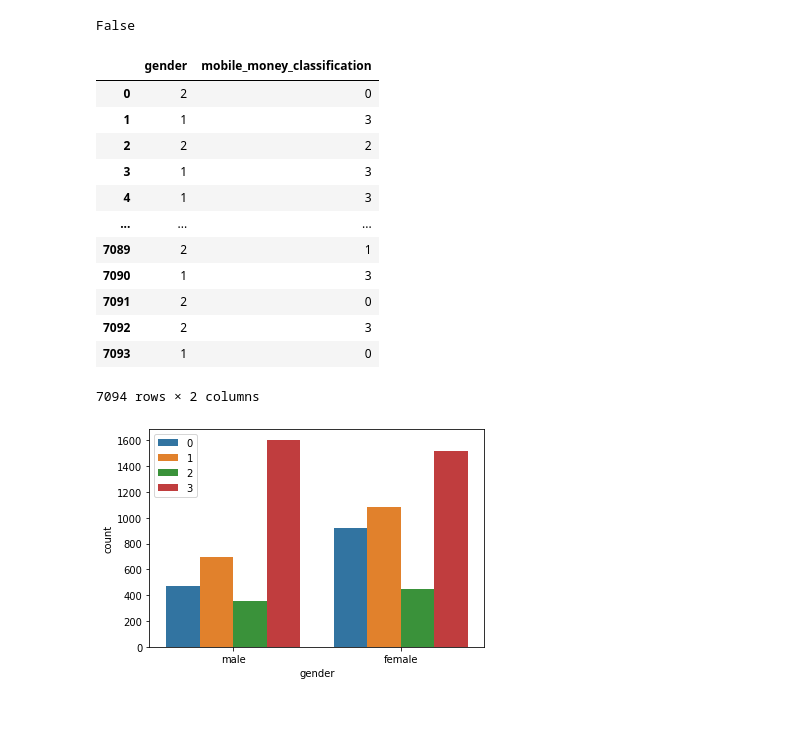
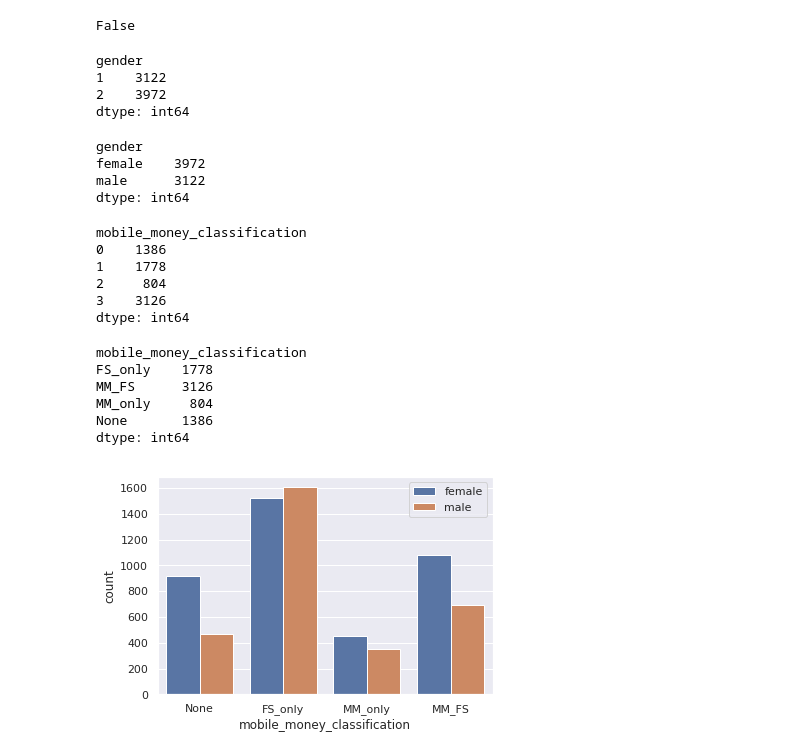
Before and after one commit to pulengmoru/mobile_money, a Jupyter notebook: mobile money.ipynb, the cells around one changed output. Saved outputs shown, nothing was run; the diff lists cells and outputs as text; code cells hidden in the pictures; blank space fills up the shorter version.

```diff
--- a/mobile money.ipynb
+++ b/mobile money.ipynb
@@ -2,6 +2,7 @@
 import os
 import pandas as pd
 import seaborn as sns
+sns.set()
 import numpy as np
 import matplotlib.pyplot as plt
 # %%
@@ -102,26 +101,45 @@ cash_outlet.isnull().values.any()
 # %% [output]
 False
 # %%
-cash_outlet[['gender', 'mobile_money_classification']]
+cash_outlet.groupby(by='gender').size()
 # %% [output]
-|  | gender | mobile_money_classification |
-| 0 | 2 | 0 |
-| 1 | 1 | 3 |
-| 2 | 2 | 2 |
-| 3 | 1 | 3 |
-| 4 | 1 | 3 |
-| ... | ... | ... |
-| 7089 | 2 | 1 |
-| 7090 | 1 | 3 |
-| 7091 | 2 | 0 |
-| 7092 | 2 | 3 |
-| 7093 | 1 | 0 |
-7094 rows × 2 columns
+gender
+1    3122
+2    3972
+dtype: int64
+# %%
+cash_outlet.gender= ['male' if each == 1 else 'female' for each in cash_outlet.gender]
+# %%
+cash_outlet.groupby(by='gender').size()
+# %% [output]
+gender
+female    3972
+male      3122
+dtype: int64
+# %%
+cash_outlet.groupby(by='mobile_money_classification').size()
+# %% [output]
+mobile_money_classification
+0    1386
+1    1778
+2     804
+3    3126
+dtype: int64
+# %%
+cash_outlet['mobile_money_classification'].replace([0,1,2,3],['None','FS_only','MM_only','MM_FS'],inplace=True)
+# %%
+cash_outlet.groupby(by='mobile_money_classification').size()
+# %% [output]
+mobile_money_classification
+FS_only    1778
+MM_FS      3126
+MM_only     804
+None       1386
+dtype: int64
 # %%
-
-sns.countplot(x = 'gender', hue = 'mobile_money_classification',data = cash_outlet)
+sns.countplot(x = 'mobile_money_classification', hue = 'gender',data = cash_outlet)
 plt.legend(loc = 'best')
-plt.xticks(np.arange(2), ['male', 'female'])
+plt.xticks(np.arange(4), ['None', 'FS_only', 'MM_only', 'MM_FS'])
 plt.show()
 # %% [output]
-[figure, old version]
+[figure, new version]
```
Also changed, not shown: parts of 12 cells of this notebook, 4 other files.
